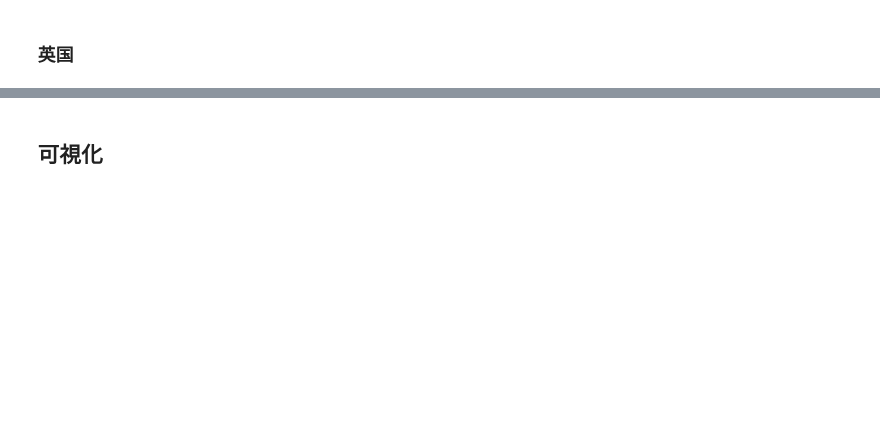
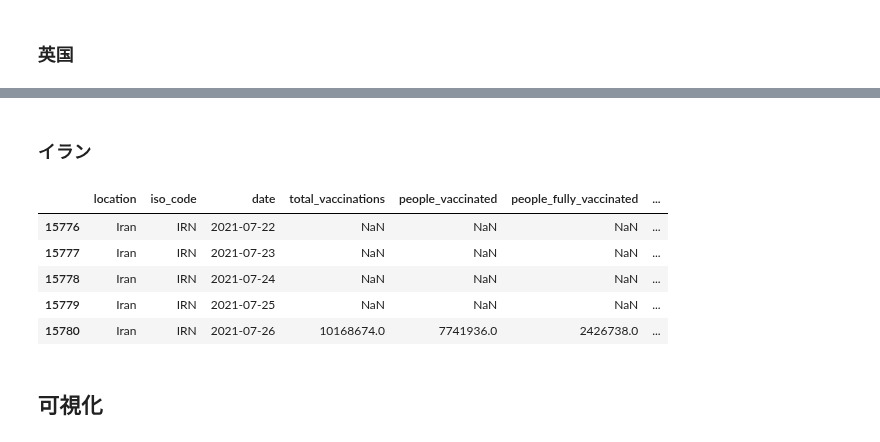
Before and after one commit to marzg510/data-analyze-covid-19, a Jupyter notebook: covid-19-owid-global-vaccine.ipynb, the cells around one changed output, grey strips where cells are left out. Cells and saved outputs as stored; diff of their text form; code cells hidden in the pictures; blank space fills up the shorter version.

```diff
--- a/covid-19-owid-global-vaccine.ipynb
+++ b/covid-19-owid-global-vaccine.ipynb
@@ -181,3 +181,15 @@ uk.tail()
+# %% [markdown]
+### イラン
+# %%
+iran = df.loc[df.location=="Iran"]
+iran.tail()
+# %% [output]
+|  | location | iso_code | date | total_vaccinations | people_vaccinated | people_fully_vaccinated | ... |
+| 15776 | Iran | IRN | 2021-07-22 | NaN | NaN | NaN | ... |
+| 15777 | Iran | IRN | 2021-07-23 | NaN | NaN | NaN | ... |
+| 15778 | Iran | IRN | 2021-07-24 | NaN | NaN | NaN | ... |
+| 15779 | Iran | IRN | 2021-07-25 | NaN | NaN | NaN | ... |
+| 15780 | Iran | IRN | 2021-07-26 | 10168674.0 | 7741936.0 | 2426738.0 | ... |
 # %% [markdown]
 ## 可視化
 # %%
```
Also changed, not shown: parts of 10 cells of this notebook, 23 other files.
